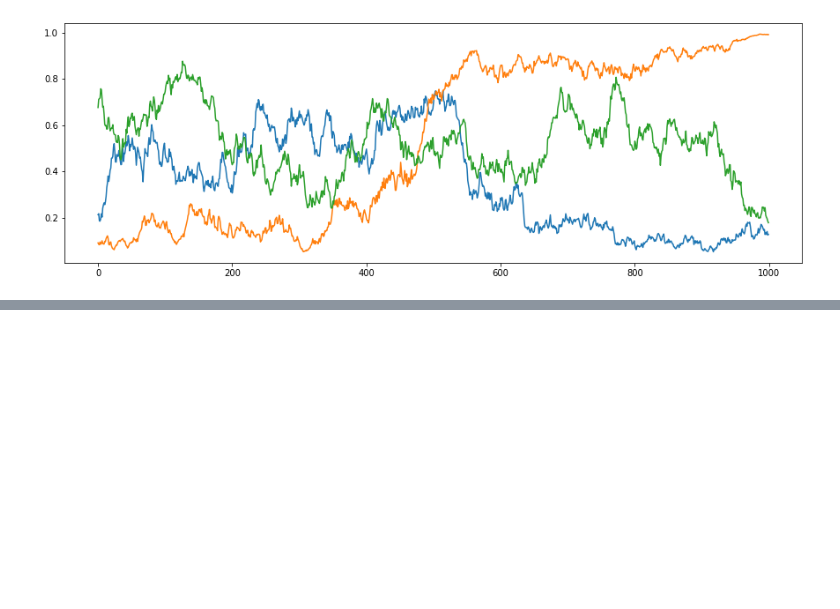
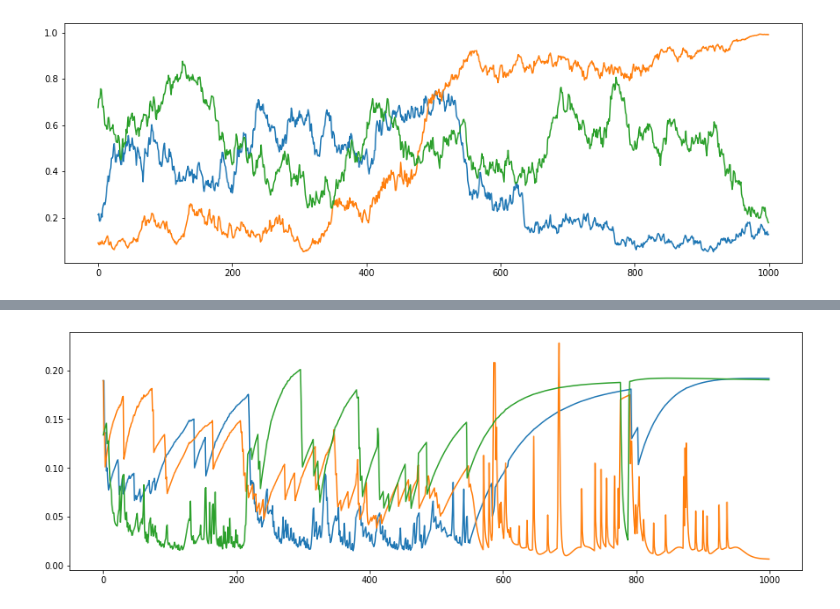
Before and after one commit to dimarkov/aibandits, a Jupyter notebook: restless_bandits_comparison.ipynb, the cells around one changed output, grey strips where cells are left out. Saved outputs shown, nothing was run; the diff lists cells and outputs as text; code cells hidden in the pictures; blank space fills up the shorter version.

```diff
--- a/restless_bandits_comparison.ipynb
+++ b/restless_bandits_comparison.ipynb
@@ -273,0 +308,17 @@ fig.savefig('change_prob_restless.png', dpi=300)
+# %%
+post = sequence3['beliefs']
+post.shape
+
+marg = post.sum(-2)
+H_st = np.einsum('tnk,ak->tna', marg, H_ks)
+po_st = np.einsum('tnk,ako->tnao', marg, po_ks)
+
+log_po_st = np.nan_to_num(np.log(po_st))
+log_1_po_st = np.nan_to_num(np.log(1 - po_st))
+
+IG_st = np.sum(po_st * log_po_st + (1 - po_st) * log_1_po_st, -1) + H_st
+# %%
+plt.subplots(figsize=(15, 5))
+plt.plot(- IG_st[:, 0]);
+# %% [output]
+[figure, added]
```
Also changed, not shown: parts of 11 cells of this notebook.
